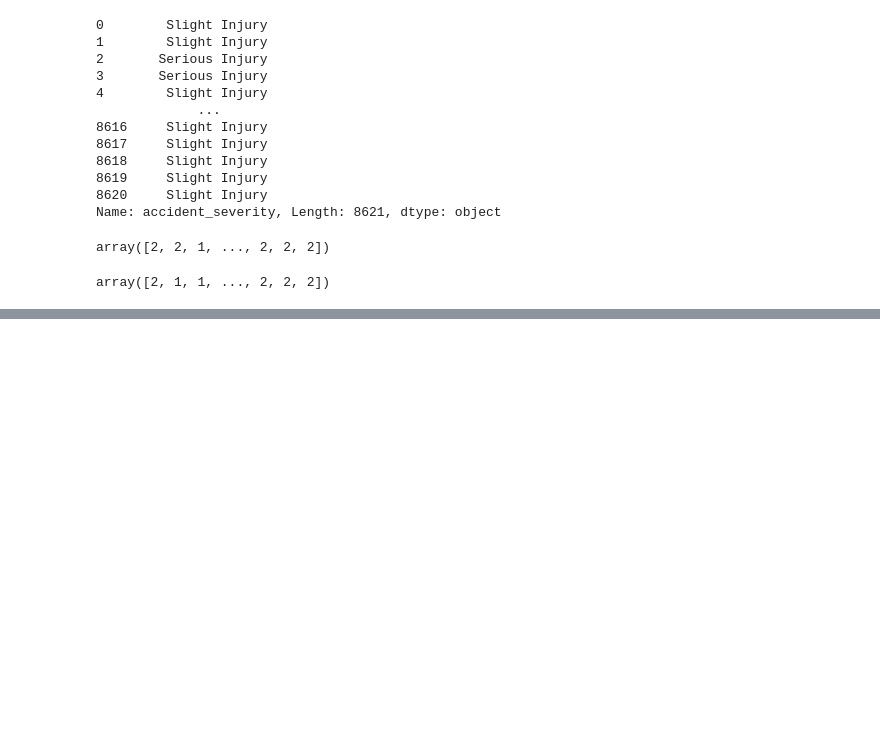
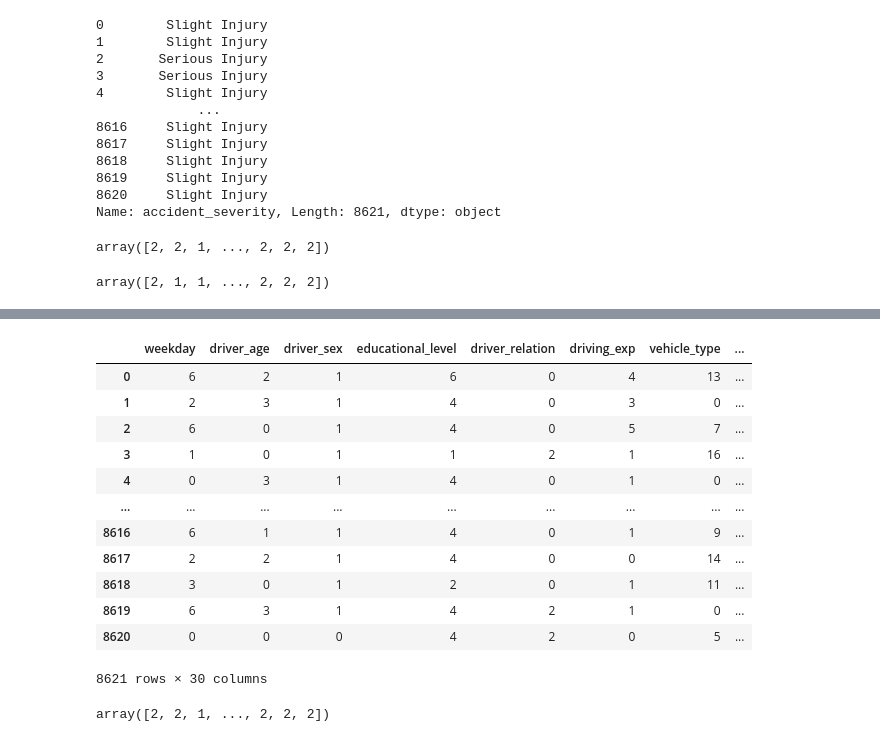
Before and after one commit to gbiamgaurav/road_accident_severity, a Jupyter notebook: notebook/Data_transformation_experiment.ipynb, the cells around one changed output, grey strips where cells are left out. Cells and saved outputs as stored; diff of their text form; code cells hidden in the pictures; blank space fills up the shorter version.

```diff
--- a/notebook/Data_transformation_experiment.ipynb
+++ b/notebook/Data_transformation_experiment.ipynb
@@ -151,0 +190,21 @@ array([2, 1, 1, ..., 2, 2, 2])
+# %%
+# Encoding categorical features
+le = LabelEncoder()
+for col in X.select_dtypes(include=['object']):
+    X[col] = le.fit_transform(X[col])
+# %%
+X
+# %% [output]
+|  | weekday | driver_age | driver_sex | educational_level | driver_relation | driving_exp | vehicle_type | ... |
+| 0 | 6 | 2 | 1 | 6 | 0 | 4 | 13 | ... |
+| 1 | 2 | 3 | 1 | 4 | 0 | 3 | 0 | ... |
+| 2 | 6 | 0 | 1 | 4 | 0 | 5 | 7 | ... |
+| 3 | 1 | 0 | 1 | 1 | 2 | 1 | 16 | ... |
+| 4 | 0 | 3 | 1 | 4 | 0 | 1 | 0 | ... |
+| ... | ... | ... | ... | ... | ... | ... | ... | ... |
+| 8616 | 6 | 1 | 1 | 4 | 0 | 1 | 9 | ... |
+| 8617 | 2 | 2 | 1 | 4 | 0 | 0 | 14 | ... |
+| 8618 | 3 | 0 | 1 | 2 | 0 | 1 | 11 | ... |
+| 8619 | 6 | 3 | 1 | 4 | 2 | 1 | 0 | ... |
+| 8620 | 0 | 0 | 0 | 4 | 2 | 0 | 5 | ... |
+8621 rows × 30 columns
@@ -151,0 +213,4 @@ array([2, 1, 1, ..., 2, 2, 2])
+# %%
+y
+# %% [output]
+array([2, 2, 1, ..., 2, 2, 2])
```
Also changed, not shown: parts of 10 cells of this notebook, 9 other files.
